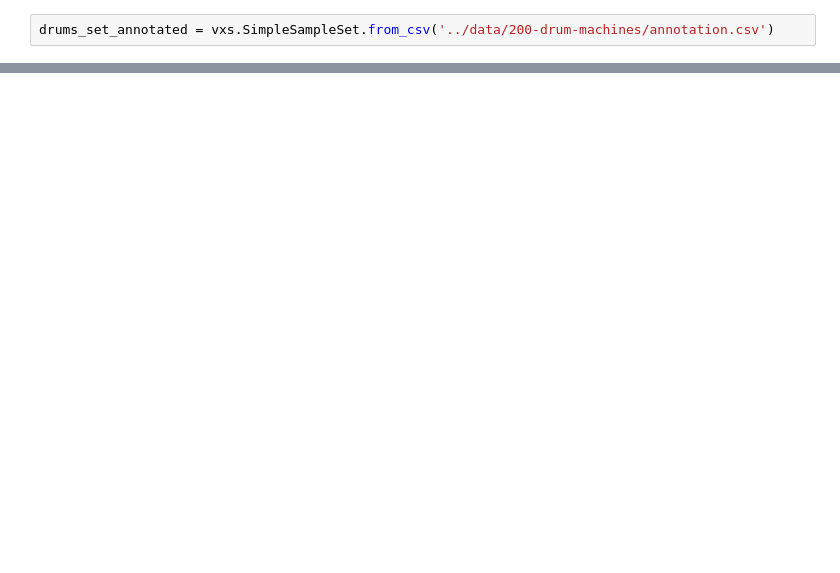
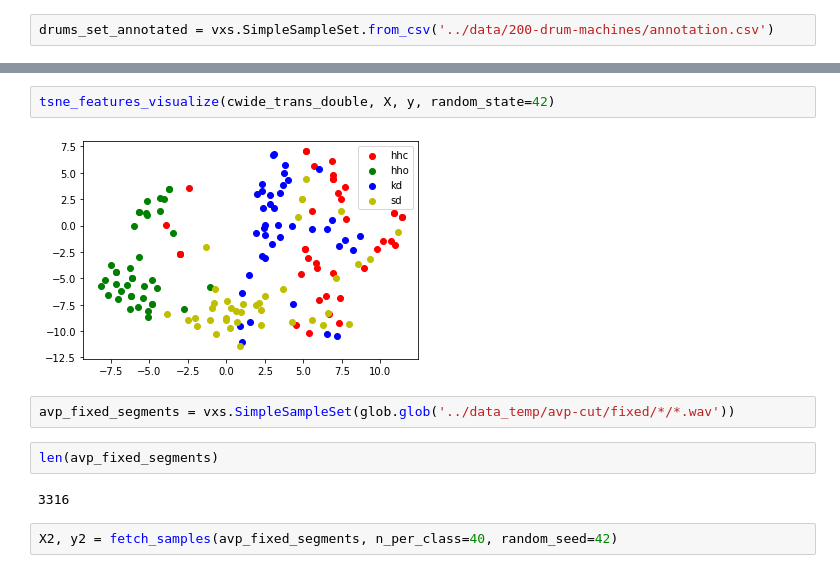
Before and after one commit to flyingleafe/vxs-vpt, a Jupyter notebook: notebooks/DataStats.ipynb, the cells around one changed output, grey strips where cells are left out. Cells and saved outputs as stored; diff of their text form; blank space fills up the shorter version.

```diff
--- a/notebooks/DataStats.ipynb
+++ b/notebooks/DataStats.ipynb
@@ -131,0 +185,12 @@ drums_set_annotated = vxs.SimpleSampleSet.from_csv('../data/200-drum-machines/an
+# %%
+tsne_features_visualize(cwide_trans_double, X, y, random_state=42)
+# %% [output]
+[figure, added]
+# %%
+avp_fixed_segments = vxs.SimpleSampleSet(glob.glob('../data_temp/avp-cut/fixed/*/*.wav'))
+# %%
+len(avp_fixed_segments)
+# %% [output]
+3316
+# %%
+X2, y2 = fetch_samples(avp_fixed_segments, n_per_class=40, random_seed=42)
```
Also changed, not shown: parts of 34 cells of this notebook, 17 other files.
